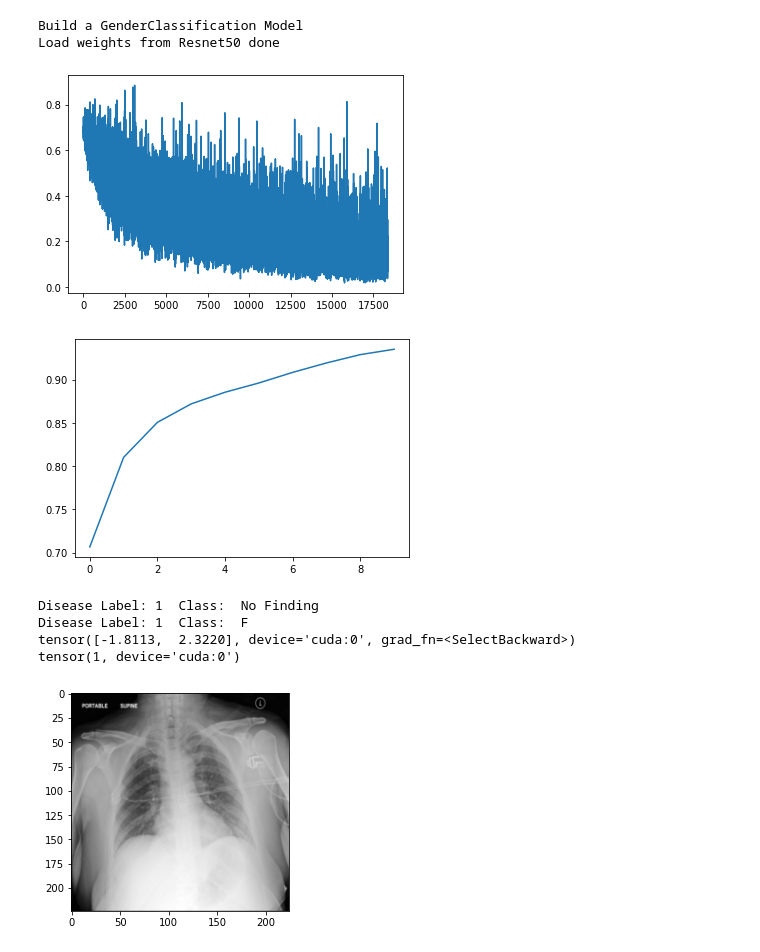
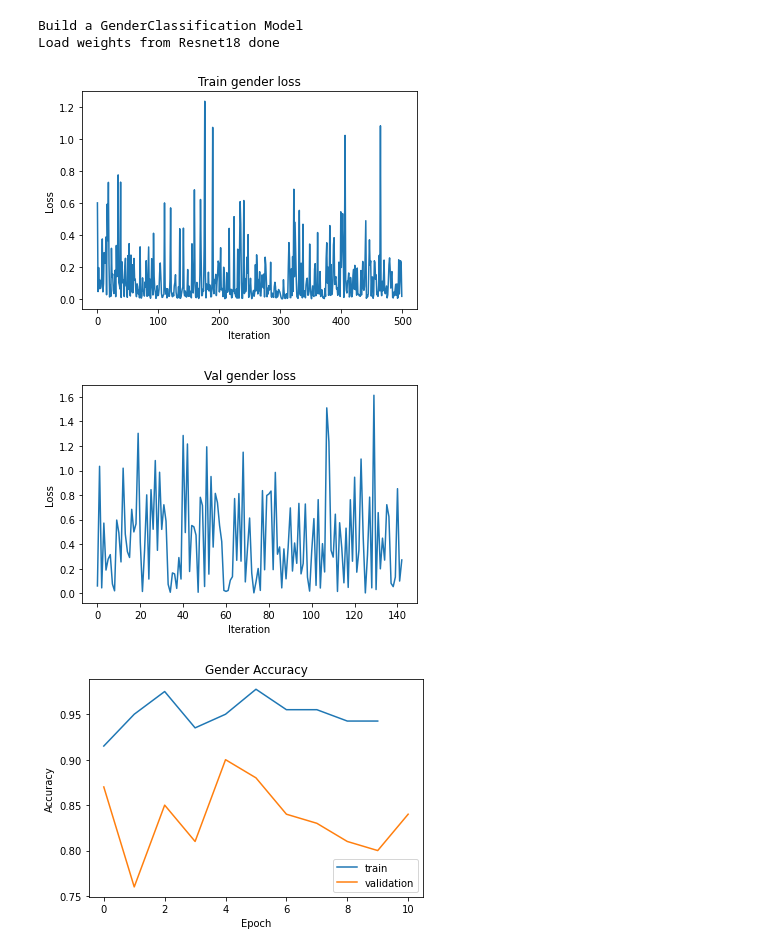
Before and after one commit to Jason-Toskov/Addressing-the-Gender-Bias-in-Medical-Diagnosis-Models-ECE4179, a Jupyter notebook: Train_gender_classifier.ipynb, the cells around one changed output. Drawn from its saved outputs; the diff is of its cells as text; code cells hidden in the pictures.

```diff
--- a/Train_gender_classifier.ipynb
+++ b/Train_gender_classifier.ipynb
@@ -128,8 +141,8 @@ class GenderClassification(nn.Module):
         super(GenderClassification, self).__init__()
         print("Build a GenderClassification Model")
 
-        self.base_network = models.resnet50(pretrained = False)
-        print('Load weights from Resnet50 done')
+        self.base_network = models.resnet18(pretrained = False)
+        print('Load weights from Resnet18 done')
 
         self.finalLayer = nn.Linear(self.base_network.fc.in_features, 2)
 
@@ -153,11 +283,17 @@ class GenderClassification(nn.Module):
+# %%
+train_logger = ResultLog()
+val_logger = ResultLog()
 # %%
+criterion = nn.CrossEntropyLoss()
+
 model = GenderClassification().to(device)
+best_acc = 0
+best_model = copy.deepcopy(model)
+if RESUME_TRAINING:
+    model.load_state_dict(torch.load(SAVE_PATH + MODEL_NAME))
+    best_model, best_acc = eval(model, val_loader, criterion, val_logger, best_model, best_acc)
 
-criterion = nn.CrossEntropyLoss()
-optimizer = torch.optim.Adam(model.parameters(), 1e-5)
-
-totalloss_log = []
-totalacc_log = []
+optimizer = torch.optim.Adam(model.parameters(), lr=LEARNING_RATE, weight_decay = WIEGHT_DECAY)
 # %% [output]
 Build a GenderClassification Model
-Load weights from Resnet50 done
+Load weights from Resnet18 done
@@ -203 +300,5 @@ for epoch in range(5):
+# %%
+for i in tqdm(range(NUM_EPOCHS)):
+    train(model, train_loader, criterion, optimizer, train_logger)
+    best_model, best_acc = eval(model, val_loader, criterion, val_logger, best_model, best_acc)
 # %%
@@ -205,8 +306,12 @@ torch.save(best_model.state_dict(), './gender_pred_model_res50.pt')
 # %%
-plt.plot(totalloss_log)
-plt.show()
-plt.plot(totalacc_log)
-plt.show()
+def plot_loss(loss_loggers, loss_labels, title):
+
+    for i, loss in enumerate(loss_loggers):
+        plt.plot(loss, label=loss_labels[i])
+
+    plt.xlabel("Iteration")
+    plt.ylabel("Loss")
+    plt.title(title)
+    if len(loss_labels) > 1:
+        plt.legend()
+    plt.show()
-# %% [output]
-[figure, removed]
-[figure, removed]
@@ -213,20 +330,10 @@ plt.show()
 # %%
-dataiter = iter(train_loader)
-
-im_tst, dis_labels, gen_labels = dataiter.next()
-
-plt.imshow(im_tst[0].permute(1, 2, 0)/255, cmap='gray')
-print("Disease Label:", dis_labels[0].item(), " Class: ", dataset.label_to_dis_class[dis_labels[0].item()])
-print("Disease Label:", gen_labels[0].item(), " Class: ", dataset.label_to_gender[gen_labels[0].item()])
-
-im_tst = torch.cat((im_tst, im_tst, im_tst), axis=1)
-im_tst_out = model(im_tst.to(device))
-print(im_tst_out[0])
-_, pred = torch.max(im_tst_out, 1)
-print(pred[0])
+plot_loss([train_logger.adv_loss_log], [''], 'Train gender loss')
+plot_loss([val_logger.adv_loss_log], [''], 'Val gender loss')
 # %% [output]
-Disease Label: 1  Class:  No Finding
-Disease Label: 1  Class:  F
-tensor([-1.8113,  2.3220], device='cuda:0', grad_fn=<SelectBackward>)
-tensor(1, device='cuda:0')
-[figure, old version]
+[figure, new version]
+[figure, added]
+# %%
+plot_accs([train_logger.gender_acc_log, val_logger.gender_acc_log], ['train', 'validation'], 'Gender Accuracy')
+# %% [output]
+[figure, added]
```
Also changed, not shown: parts of 10 cells of this notebook, 2 other files.
